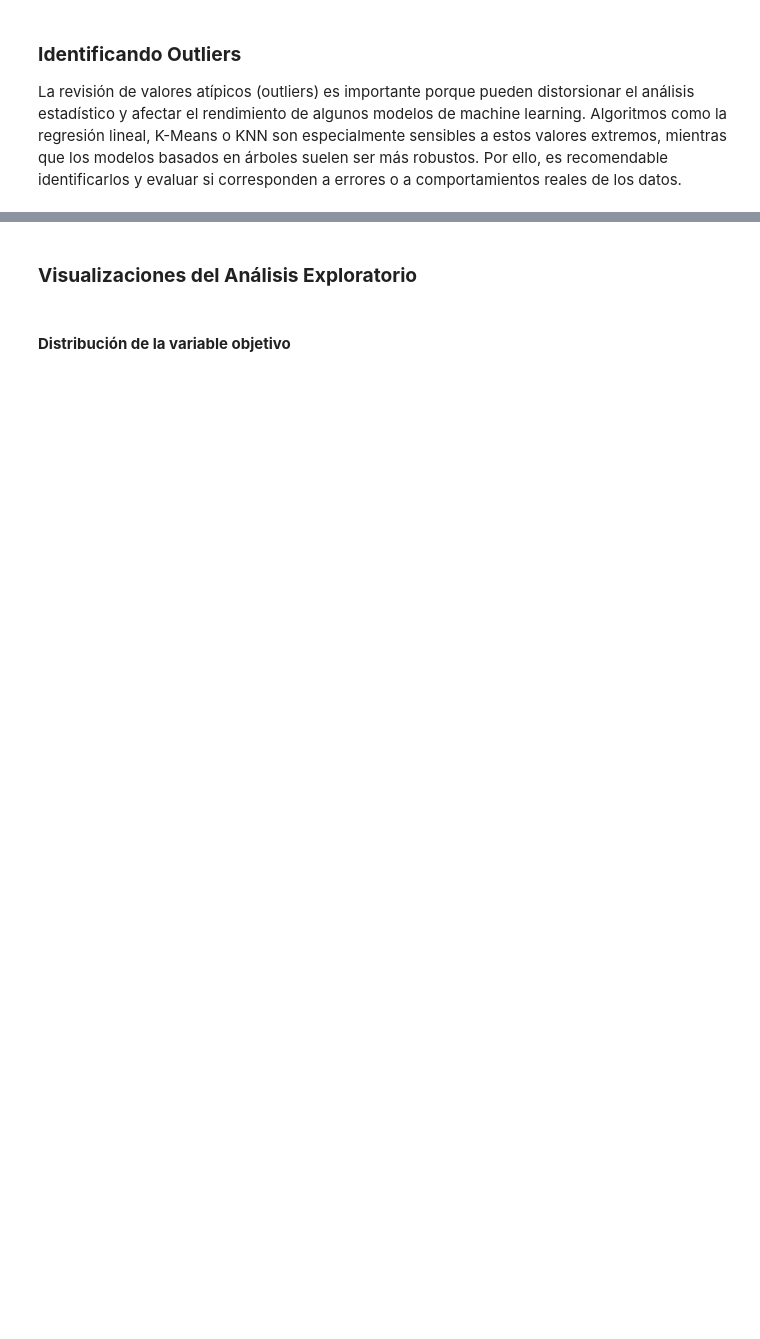
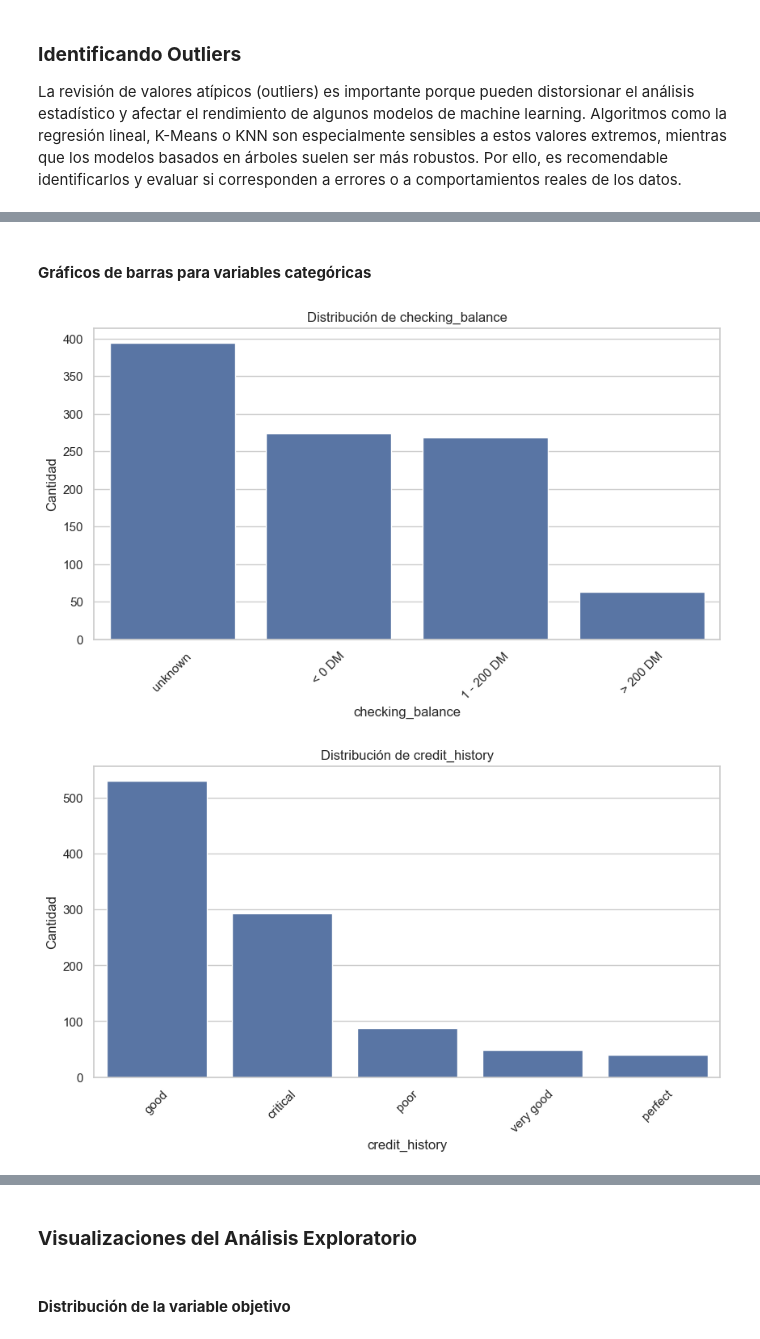
Before and after one commit to yurilealjaque/Skillnest-Data-Science-Proyecto-2, a Jupyter notebook: EDA/EDA_credit.ipynb, the cells around one changed output, grey strips where cells are left out. Drawn from its saved outputs; the diff is of its cells as text; code cells hidden in the pictures; blank space fills up the shorter version.

```diff
--- a/EDA/EDA_credit.ipynb
+++ b/EDA/EDA_credit.ipynb
@@ -142,21 +370,27 @@ posibles_duplicados
 
 La revisión de valores atípicos (outliers) es importante porque pueden distorsionar el análisis estadístico y afectar el rendimiento de algunos modelos de machine learning. Algoritmos como la regresión lineal, K-Means o KNN son especialmente sensibles a estos valores extremos, mientras que los modelos basados en árboles suelen ser más robustos. Por ello, es recomendable identificarlos y evaluar si corresponden a errores o a comportamientos reales de los datos.
 # %%
-cols = df.select_dtypes(include='number').columns
-colors = sns.color_palette("husl", len(cols))
+# Detección de outliers usando el método del rango intercuartílico
+resumen_outliers = []
 
-fig, ax = plt.subplots((len(cols)+2)//3, 3, figsize=(15, 4*((len(cols)+2)//3)))
-ax = ax.flatten()
+for col in columnas_numericas:
+    q1 = df[col].quantile(0.25)
+    q3 = df[col].quantile(0.75)
+    iqr = q3 - q1
 
-for i, (col, color) in enumerate(zip(cols, colors)):
-    sns.boxplot(y=df[col], ax=ax[i], color=color)
-    q1, q3 = df[col].quantile([.25, .75])
-    iqr = q3 - q1
-    n = ((df[col] < q1 - 1.5*iqr) | (df[col] > q3 + 1.5*iqr)).sum()
-    ax[i].set_title(f'{col}\nOutliers: {n}')
+    limite_inferior = q1 - 1.5 * iqr
+    limite_superior = q3 + 1.5 * iqr
 
-for j in range(i+1, len(ax)):
-    fig.delaxes(ax[j])
+    outliers = df[(df[col] < limite_inferior) | (df[col] > limite_superior)]
 
-plt.tight_layout()
-plt.show()
+    resumen_outliers.append({
+        "Variable": col,
+        "Límite inferior": limite_inferior,
+        "Límite superior": limite_superior,
+        "Cantidad de outliers": outliers.shape[0],
+        "Porcentaje de outliers": round((outliers.shape[0] / df.shape[0]) * 100, 2)
+    })
+
+tabla_outliers = pd.DataFrame(resumen_outliers)
+
+tabla_outliers
@@ -162,0 +418,16 @@ plt.show()
+# %% [markdown]
+#### **Gráficos de barras para variables categóricas**
+# %%
+
+
+for col in columnas_categoricas:
+    plt.figure(figsize=(10, 5))
+    sns.countplot(data=df, x=col, order=df[col].value_counts().index)
+    plt.title(f"Distribución de {col}")
+    plt.xlabel(col)
+    plt.ylabel("Cantidad")
+    plt.xticks(rotation=45)
+    plt.show()
+# %% [output]
+[figure, added]
+[figure, added]
```
Also changed, not shown: parts of 62 cells of this notebook.
